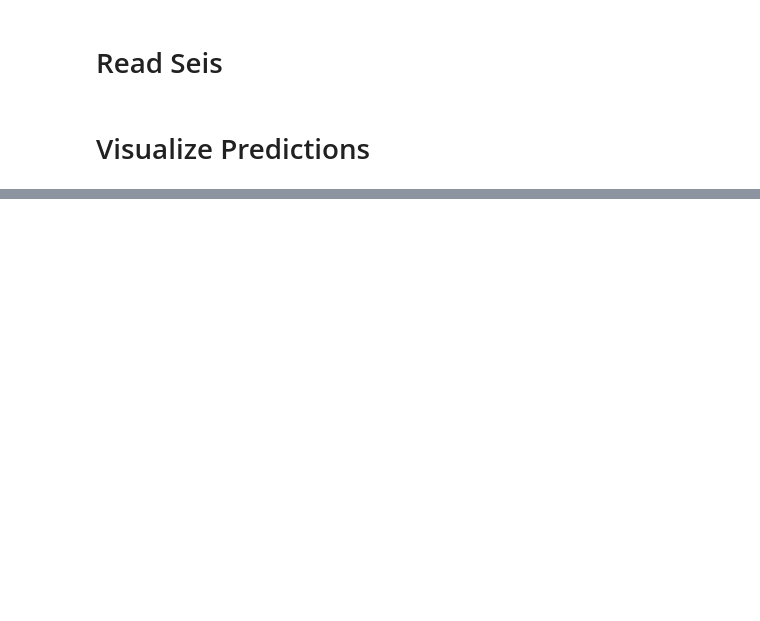
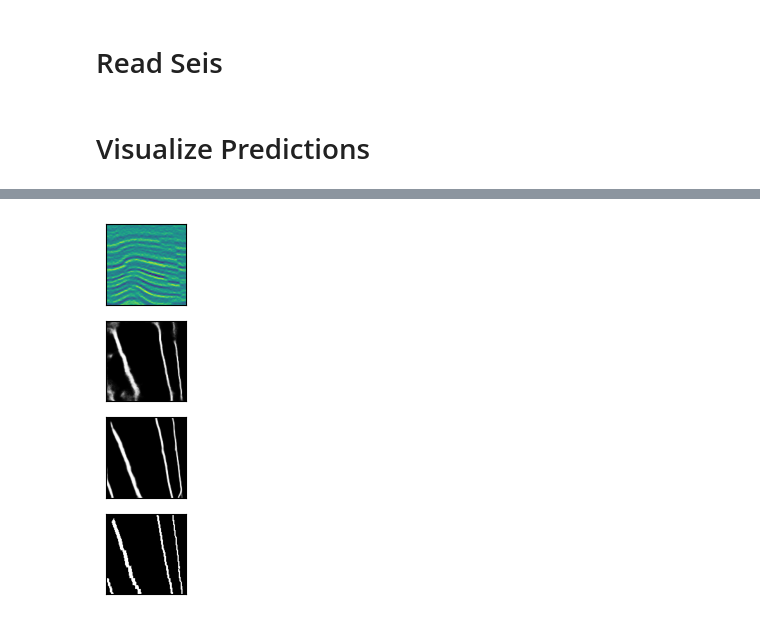
Before and after one commit to Kinlyran/Fault_Recong_zzr, a Jupyter notebook: visualize.ipynb, the cells around one changed output, grey strips where cells are left out. Cells and saved outputs as stored; diff of their text form; code cells hidden in the pictures; blank space fills up the shorter version.

```diff
--- a/visualize.ipynb
+++ b/visualize.ipynb
@@ -33,0 +60,32 @@ plt.show()
+# %%
+ids = 19
+with h5py.File(f'/home/zhangzr/FaultRecongnition/Fault_data/hdf5/val/{ids}.h5', 'r') as f:
+    seis = f['raw'][:]
+    gt = f['label'][:][0,:,:,:]
+
+with h5py.File(f'/home/zhangzr/FaultRecongnition/pytorch3dunet/3dunet-pdo/Predict-pdo/{ids}_predictions.h5', 'r') as f:
+    s4_pred = f['predictions'][:][0,:,:,:]
+
+with h5py.File(f'/home/zhangzr/FaultRecongnition/pytorch3dunet/3dunet/3DUnet-Predict/{ids}_predictions.h5', 'r') as f:
+    pred = f['predictions'][:][0,:,:,:]
+# %%
+slice_id = 100
+plt.subplot(4,1,1)
+fig = plt.imshow(seis[:,slice_id,:])
+fig.axes.xaxis.set_visible(False)
+fig.axes.yaxis.set_visible(False)
+plt.subplot(4,1,2)
+fig = plt.imshow(1-s4_pred[:,slice_id,:], cmap='binary')
+fig.axes.xaxis.set_visible(False)
+fig.axes.yaxis.set_visible(False)
+plt.subplot(4,1,3)
+fig = plt.imshow(1-pred[:,slice_id,:], cmap='binary')
+fig.axes.xaxis.set_visible(False)
+fig.axes.yaxis.set_visible(False)
+plt.subplot(4,1,4)
+fig = plt.imshow(1-gt[:,slice_id,:], cmap='binary')
+fig.axes.xaxis.set_visible(False)
+fig.axes.yaxis.set_visible(False)
+plt.show()
+# %% [output]
+[figure, added]
```
Also changed, not shown: parts of 5 cells of this notebook, 3 other files.
